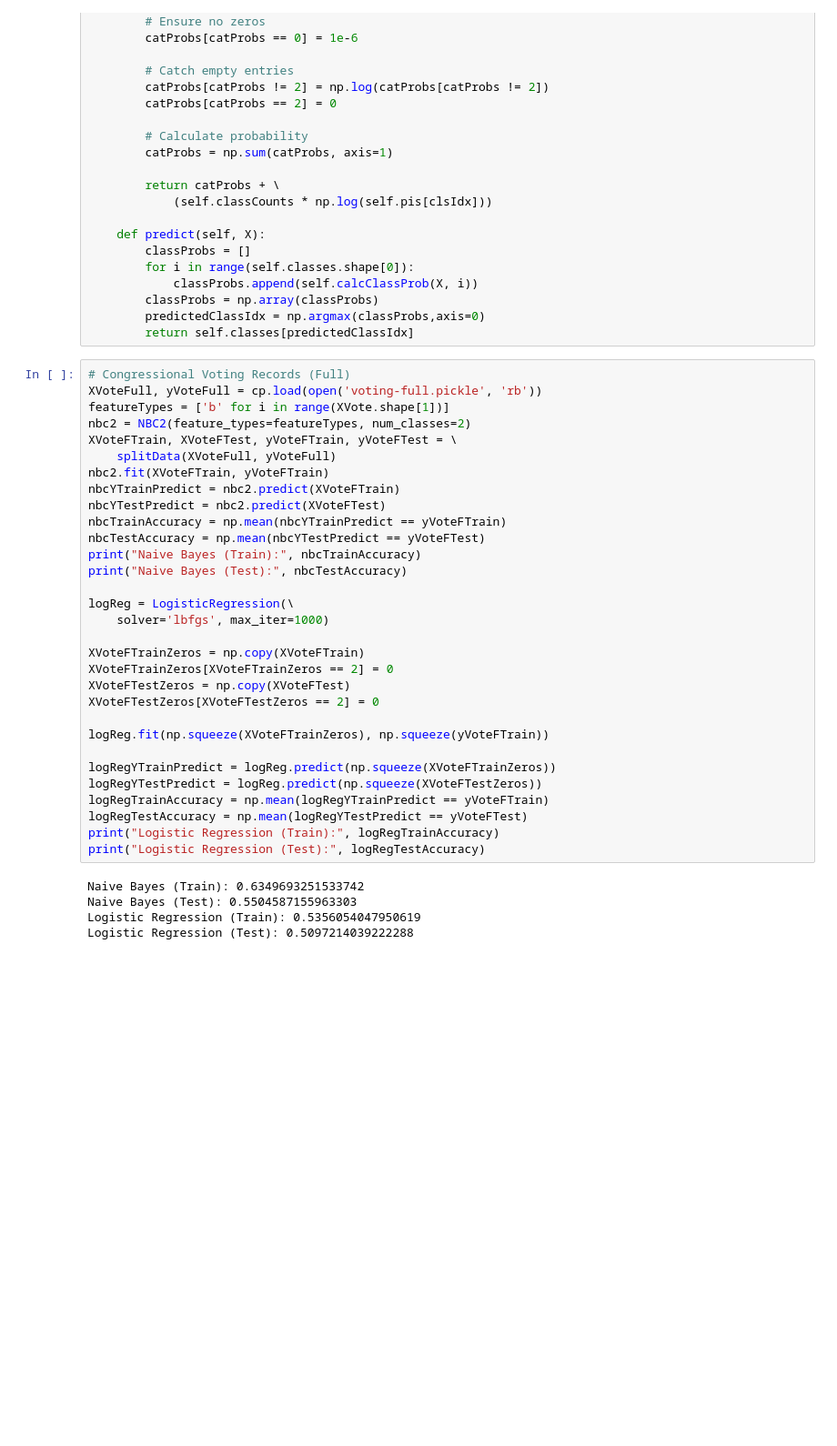
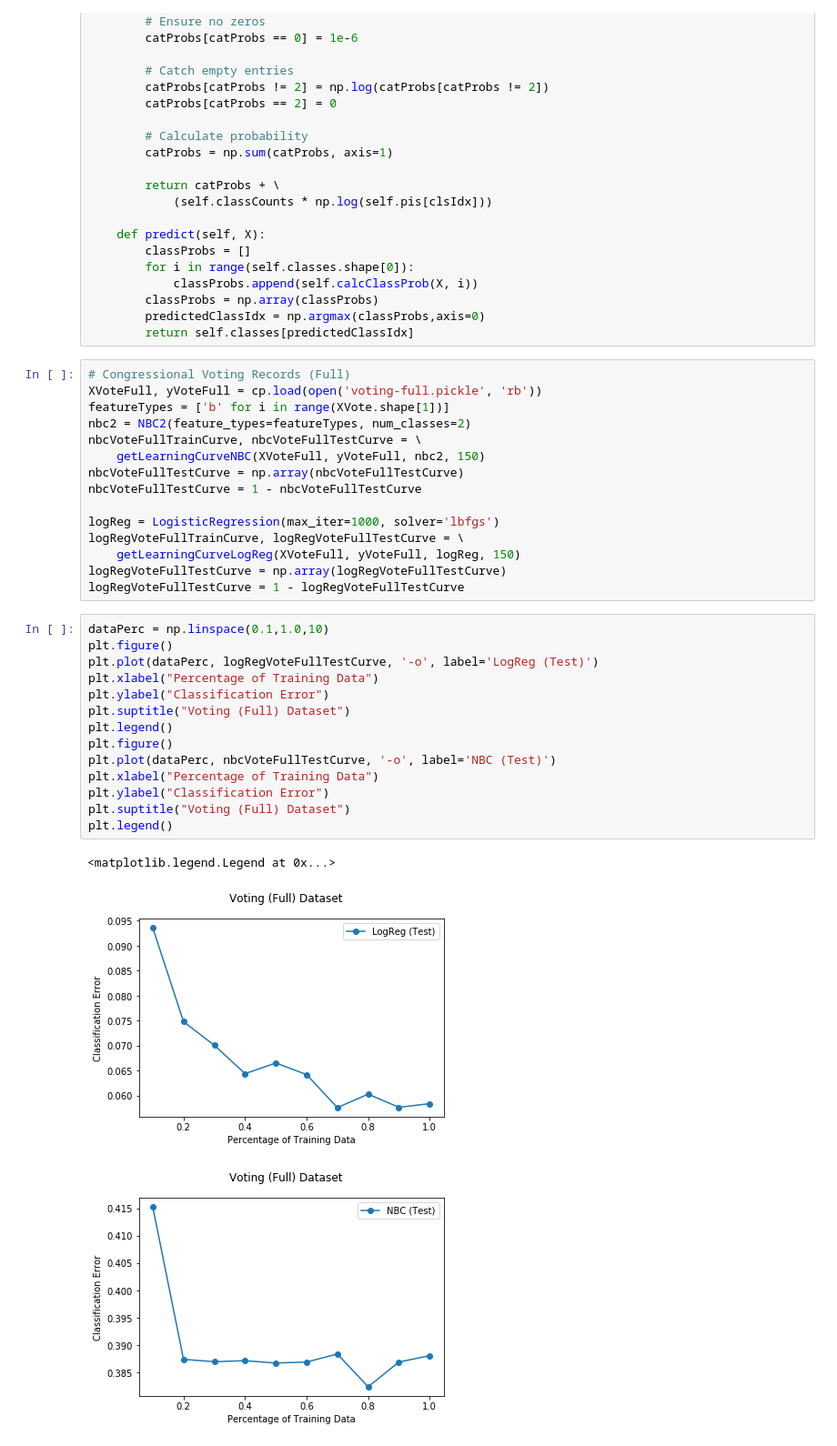
Before and after one commit to ycheng14799/MLPractical2, a Jupyter notebook: NaiveBayesLogisticRegression.ipynb, the cells around one changed output. Shown at 91% size. Cells and saved outputs as stored; diff of their text form; blank space fills up the shorter version.

```diff
--- a/NaiveBayesLogisticRegression.ipynb
+++ b/NaiveBayesLogisticRegression.ipynb
@@ -340,39 +342,36 @@ class NBC2:
         classProbs = np.array(classProbs)
         predictedClassIdx = np.argmax(classProbs,axis=0)
         return self.classes[predictedClassIdx]
-# %%
-# Congressional Voting Records (Full)
-XVoteFull, yVoteFull = cp.load(open('voting-full.pickle', 'rb'))
-featureTypes = ['b' for i in range(XVote.shape[1])]
-nbc2 = NBC2(feature_types=featureTypes, num_classes=2)
-XVoteFTrain, XVoteFTest, yVoteFTrain, yVoteFTest = \
-    splitData(XVoteFull, yVoteFull)
-nbc2.fit(XVoteFTrain, yVoteFTrain)
-nbcYTrainPredict = nbc2.predict(XVoteFTrain)
-nbcYTestPredict = nbc2.predict(XVoteFTest)
-nbcTrainAccuracy = np.mean(nbcYTrainPredict == yVoteFTrain)
-nbcTestAccuracy = np.mean(nbcYTestPredict == yVoteFTest)
-print("Naive Bayes (Train):", nbcTrainAccuracy)
-print("Naive Bayes (Test):", nbcTestAccuracy)
-
-logReg = LogisticRegression(\
-    solver='lbfgs', max_iter=1000)
-
-XVoteFTrainZeros = np.copy(XVoteFTrain)
-XVoteFTrainZeros[XVoteFTrainZeros == 2] = 0
-XVoteFTestZeros = np.copy(XVoteFTest)
-XVoteFTestZeros[XVoteFTestZeros == 2] = 0
-
-logReg.fit(np.squeeze(XVoteFTrainZeros), np.squeeze(yVoteFTrain))
-
-logRegYTrainPredict = logReg.predict(np.squeeze(XVoteFTrainZeros))
-logRegYTestPredict = logReg.predict(np.squeeze(XVoteFTestZeros))
-logRegTrainAccuracy = np.mean(logRegYTrainPredict == yVoteFTrain)
-logRegTestAccuracy = np.mean(logRegYTestPredict == yVoteFTest)
-print("Logistic Regression (Train):", logRegTrainAccuracy)
-print("Logistic Regression (Test):", logRegTestAccuracy)
-# %% [output]
-Naive Bayes (Train): 0.6349693251533742
-Naive Bayes (Test): 0.5504587155963303
-Logistic Regression (Train): 0.5356054047950619
-Logistic Regression (Test): 0.5097214039222288
+# %%
+# Congressional Voting Records (Full)
+XVoteFull, yVoteFull = cp.load(open('voting-full.pickle', 'rb'))
+featureTypes = ['b' for i in range(XVote.shape[1])]
+nbc2 = NBC2(feature_types=featureTypes, num_classes=2)
+nbcVoteFullTrainCurve, nbcVoteFullTestCurve = \
+    getLearningCurveNBC(XVoteFull, yVoteFull, nbc2, 150)
+nbcVoteFullTestCurve = np.array(nbcVoteFullTestCurve)
+nbcVoteFullTestCurve = 1 - nbcVoteFullTestCurve
+
+logReg = LogisticRegression(max_iter=1000, solver='lbfgs')
+logRegVoteFullTrainCurve, logRegVoteFullTestCurve = \
+    getLearningCurveLogReg(XVoteFull, yVoteFull, logReg, 150)
+logRegVoteFullTestCurve = np.array(logRegVoteFullTestCurve)
+logRegVoteFullTestCurve = 1 - logRegVoteFullTestCurve
+# %%
+dataPerc = np.linspace(0.1,1.0,10)
+plt.figure()
+plt.plot(dataPerc, logRegVoteFullTestCurve, '-o', label='LogReg (Test)')
+plt.xlabel("Percentage of Training Data")
+plt.ylabel("Classification Error")
+plt.suptitle("Voting (Full) Dataset")
+plt.legend()
+plt.figure()
+plt.plot(dataPerc, nbcVoteFullTestCurve, '-o', label='NBC (Test)')
+plt.xlabel("Percentage of Training Data")
+plt.ylabel("Classification Error")
+plt.suptitle("Voting (Full) Dataset")
+plt.legend()
+# %% [output]
+<matplotlib.legend.Legend at 0x...>
+[figure, added]
+[figure, added]
```
Also changed, not shown: parts of 6 cells of this notebook, 1 other file.
